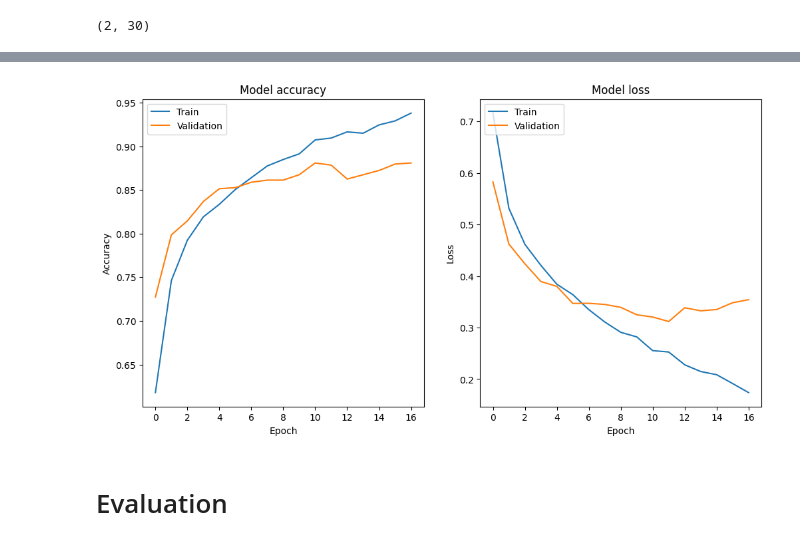
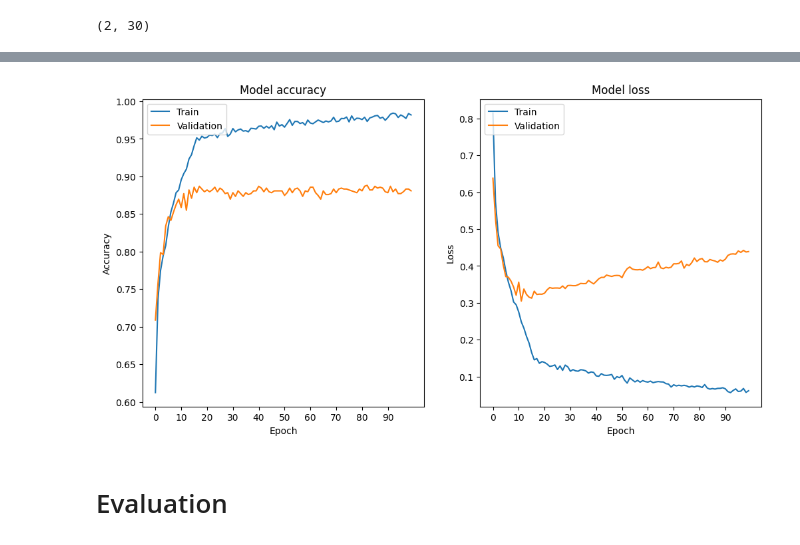
Before and after one commit to ronanhansel/deepfake-audio-detector, a Jupyter notebook: train.ipynb, the cells around one changed output, grey strips where cells are left out. Saved outputs shown, nothing was run; the diff lists cells and outputs as text; code cells hidden in the pictures.

Commit message:
feat: best

```diff
--- a/train.ipynb
+++ b/train.ipynb
@@ -137,7 +137,7 @@ padded_sequences[0].shape
 from tensorflow import keras
 from keras.models import Sequential
 from keras.layers import Input, LSTM, Bidirectional, Dropout, Dense
-from keras.callbacks import EarlyStopping, ModelCheckpoint, LearningRateScheduler
+from keras.callbacks import EarlyStopping, ModelCheckpoint, LearningRateScheduler, ReduceLROnPlateau
 from tensorflow.keras.preprocessing.sequence import pad_sequences
 from keras.regularizers import l2
 from keras.optimizers import Adam
@@ -148,11 +148,11 @@ from keras.layers import Input, Conv2D, MaxPooling2D, Reshape, Bidirectional, LS
 model = Sequential()
 input_shape = (padded_sequences.shape[1], padded_sequences.shape[2])
 model.add(Input(shape=input_shape))
-model.add((LSTM(64, return_sequences=True)))
+model.add((LSTM(128, return_sequences=True)))
 model.add(Dropout(0.2))
-model.add((LSTM(64, return_sequences=True)))
+model.add((LSTM(128, return_sequences=True)))
 model.add(Dropout(0.2))
-model.add((LSTM(64, return_sequences=False)))
+model.add((LSTM(128, return_sequences=False)))
 # Fully Connected layers
 model.add(Dense(512, activation='relu', kernel_regularizer=l2(0.001)))  # L2 regularization
 model.add(Dropout(0.2))
@@ -161,12 +161,13 @@ model.add(Dense(1, activation='sigmoid'))  # Output layer for binary classificat
 
 
 # 3. Compile model
-model.compile(optimizer=keras.optimizers.Adam(learning_rate=0.001, clipvalue=1.0), loss="binary_crossentropy", metrics=["accuracy"])
+model.compile(optimizer=keras.optimizers.Adam(learning_rate=0.001, clipvalue=0.5), loss="binary_crossentropy", metrics=["accuracy"])
 model.summary()
 
 # Callbacks
-early_stopping = EarlyStopping(monitor="val_loss", patience=5, restore_best_weights=True)
+early_stopping = EarlyStopping(monitor="val_loss", patience=100, restore_best_weights=True)
 model_checkpoint = ModelCheckpoint("best_model.keras", save_best_only=True, monitor="val_loss")
+reduce_lr = ReduceLROnPlateau(monitor='val_loss', factor=0.2, patience=3, min_lr=0.0001)
 
-callbacks = [early_stopping, model_checkpoint]
+callbacks = [early_stopping, model_checkpoint, reduce_lr]
 # %% [output]
@@ -193,18 +194,11 @@ Model: "sequential_2"
  Non-trainable params: 0 (0.00 B)
 # %%
-def scheduler(epoch, lr):
-    if epoch > 0 and epoch % 3 == 0:
-        return lr * 0.2
-    return lr
-
-reduce_lr = LearningRateScheduler(scheduler)
-
 # 4. Training with separate validation data
 history = model.fit(
     X_train_scaled,
     y_train,
     epochs=100,
-    batch_size=32,
+    batch_size=64,
     shuffle=True,
     validation_data=(X_val_scaled, y_val),
     callbacks=callbacks ,
@@ -233,26 +227,28 @@ Epoch 17/100
 # %%
 # Plot training & validation accuracy values
 plt.figure(figsize=(12, 6))
 plt.subplot(1, 2, 1)
 plt.plot(history.history['accuracy'])
 plt.plot(history.history['val_accuracy'])
 plt.title('Model accuracy')
 plt.ylabel('Accuracy')
 plt.xlabel('Epoch')
 plt.legend(['Train', 'Validation'], loc='upper left')
+plt.xticks(range(0, len(history.history['accuracy']), 10))
 
 # Plot training & validation loss values
 plt.subplot(1, 2, 2)
 plt.plot(history.history['loss'])
 plt.plot(history.history['val_loss'])
 plt.title('Model loss')
 plt.ylabel('Loss')
 plt.xlabel('Epoch')
 plt.legend(['Train', 'Validation'], loc='upper left')
+plt.xticks(range(0, len(history.history['loss']), 10))
 
 plt.show()
 # %% [output]
-[figure, old version]
+[figure, new version]
 # %% [markdown]
 # Evaluation
 # %%
```
Also changed, not shown: parts of 4 cells of this notebook, 2 other files.
